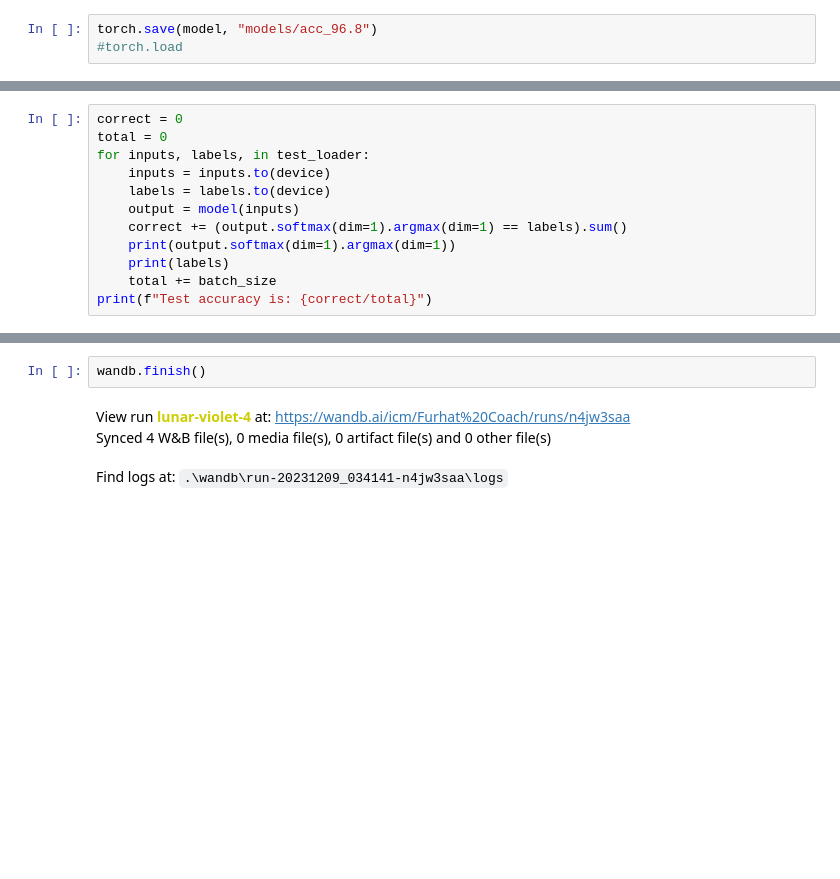
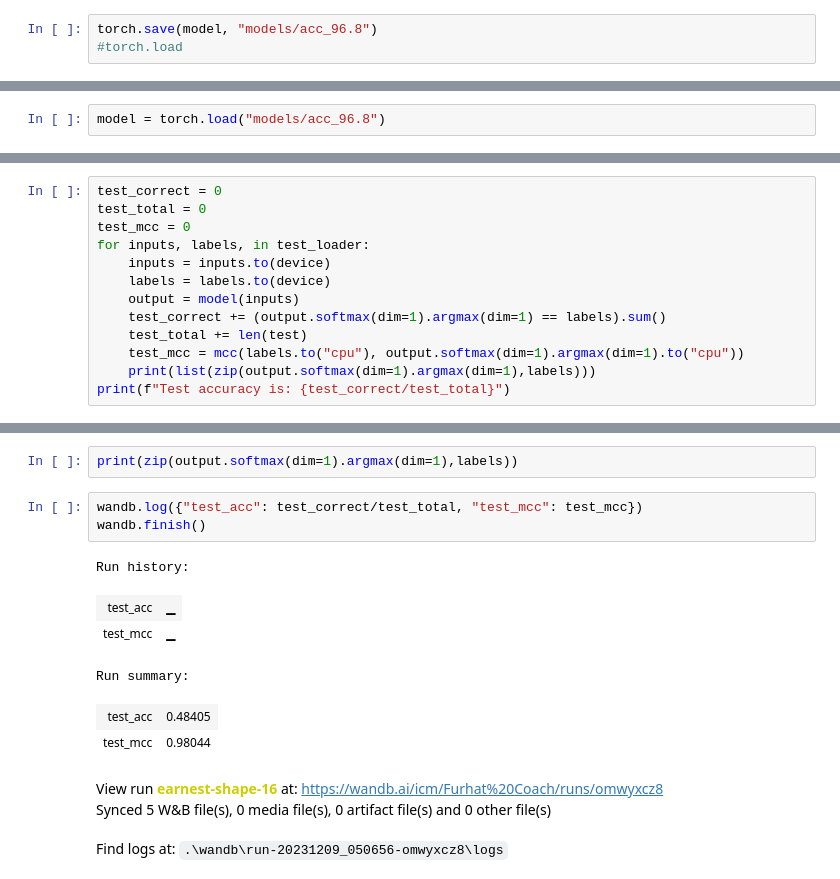
Before and after one commit to SS8297/FurhatCoach, a Jupyter notebook: python/train_model.ipynb, the cells around one changed output, grey strips where cells are left out. Saved outputs shown, nothing was run; the diff lists cells and outputs as text; blank space fills up the shorter version.

```diff
--- a/python/train_model.ipynb
+++ b/python/train_model.ipynb
@@ -209,0 +204,2 @@ AttributeError: 'MyNeuralNetwork' object has no attribute 'to_onnx'
+# %%
+model = torch.load("models/acc_96.8")
@@ -210,13 +223,14 @@ AttributeError: 'MyNeuralNetwork' object has no attribute 'to_onnx'
 # %%
-correct = 0
-total = 0
+test_correct = 0
+test_total = 0
+test_mcc = 0
 for inputs, labels, in test_loader:
     inputs = inputs.to(device)
     labels = labels.to(device)
     output = model(inputs)
-    correct += (output.softmax(dim=1).argmax(dim=1) == labels).sum()
-    print(output.softmax(dim=1).argmax(dim=1))
-    print(labels)
-    total += batch_size
-print(f"Test accuracy is: {correct/total}")
+    test_correct += (output.softmax(dim=1).argmax(dim=1) == labels).sum()
+    test_total += len(test)
+    test_mcc = mcc(labels.to("cpu"), output.softmax(dim=1).argmax(dim=1).to("cpu"))
+    print(list(zip(output.softmax(dim=1).argmax(dim=1),labels)))
+print(f"Test accuracy is: {test_correct/test_total}")
 # %% [output]
@@ -240,6 +248,15 @@ Test accuracy is: 0.06848248839378357
-# %%
-wandb.finish()
-# %% [output]
-View run lunar-violet-4 at: https://wandb.ai/icm/Furhat%20Coach/runs/n4jw3saa
-Synced 4 W&B file(s), 0 media file(s), 0 artifact file(s) and 0 other file(s)
-Find logs at: .\wandb\run-20231209_034141-n4jw3saa\logs
+# %%
+print(zip(output.softmax(dim=1).argmax(dim=1),labels))
+# %%
+wandb.log({"test_acc": test_correct/test_total, "test_mcc": test_mcc})
+wandb.finish()
+# %% [output]
+Run history:
+| test_acc | ▁ |
+| test_mcc | ▁ |
+Run summary:
+| test_acc | 0.48405 |
+| test_mcc | 0.98044 |
+View run earnest-shape-16 at: https://wandb.ai/icm/Furhat%20Coach/runs/omwyxcz8
+Synced 5 W&B file(s), 0 media file(s), 0 artifact file(s) and 0 other file(s)
+Find logs at: .\wandb\run-20231209_050656-omwyxcz8\logs
```
Also changed, not shown: parts of 7 cells of this notebook, 2 other files.
